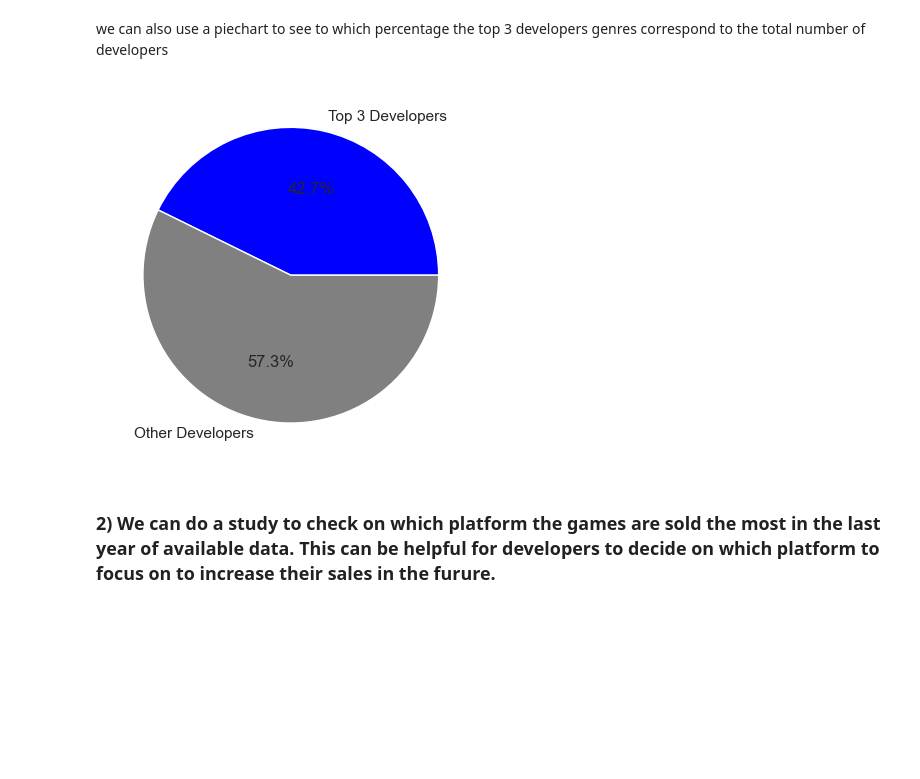
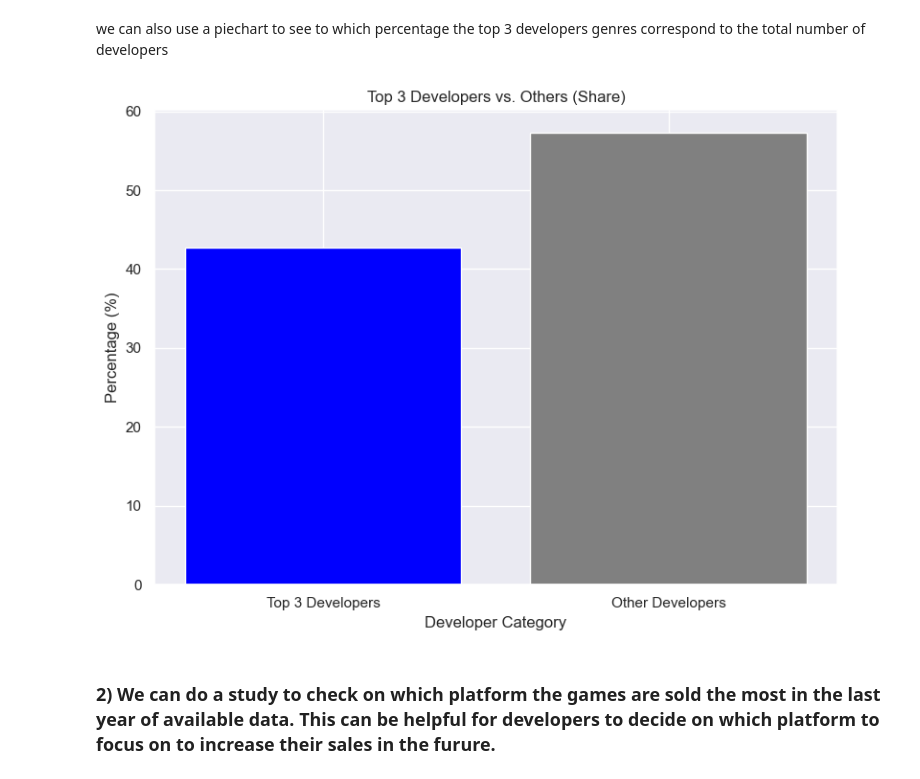
Before and after one commit to riccardopossier/Videogame_dataset, a Jupyter notebook: RiccardoPossieri_DPrepHDip_CA1.ipynb, the cells around one changed output. Saved outputs shown, nothing was run; the diff lists cells and outputs as text; code cells hidden in the pictures; blank space fills up the shorter version.

```diff
--- a/RiccardoPossieri_DPrepHDip_CA1.ipynb
+++ b/RiccardoPossieri_DPrepHDip_CA1.ipynb
@@ -365,11 +401,18 @@ we can also use a piechart to see to which percentage the top 3 developers genre
 # %%
 top3_dev_perc = developer_counts[:3].sum() / developer_counts.sum() * 100
 other_dev_perc = 100 - top3_dev_perc
 dev_perc = [top3_dev_perc, other_dev_perc]
 dev_labels = ['Top 3 Developers', 'Other Developers']
-plt.pie(dev_perc, labels=dev_labels, autopct='%1.1f%%', colors=['blue', 'grey']);
+plt.figure(figsize=(8, 6))  # Adjust figure size as needed
+plt.bar(dev_labels, dev_perc, color=['blue', 'grey'])
+plt.xlabel('Developer Category')
+plt.ylabel('Percentage (%)')
+plt.title('Top 3 Developers vs. Others (Share)')
+plt.xticks(rotation=0)  # Keep labels horizontal
+plt.tight_layout()  # Adjust layout to prevent overlapping elements
+plt.show()
 # %% [output]
-[figure, old version]
+[figure, new version]
 # %% [markdown]
 ### 2) We can do a study to check on which platform the games are sold the most in the last year of available data. This can be helpful for developers to decide on which platform to focus on to increase their sales in the furure.
 # %% [markdown]
```
Also changed, not shown: parts of 14 cells of this notebook.
